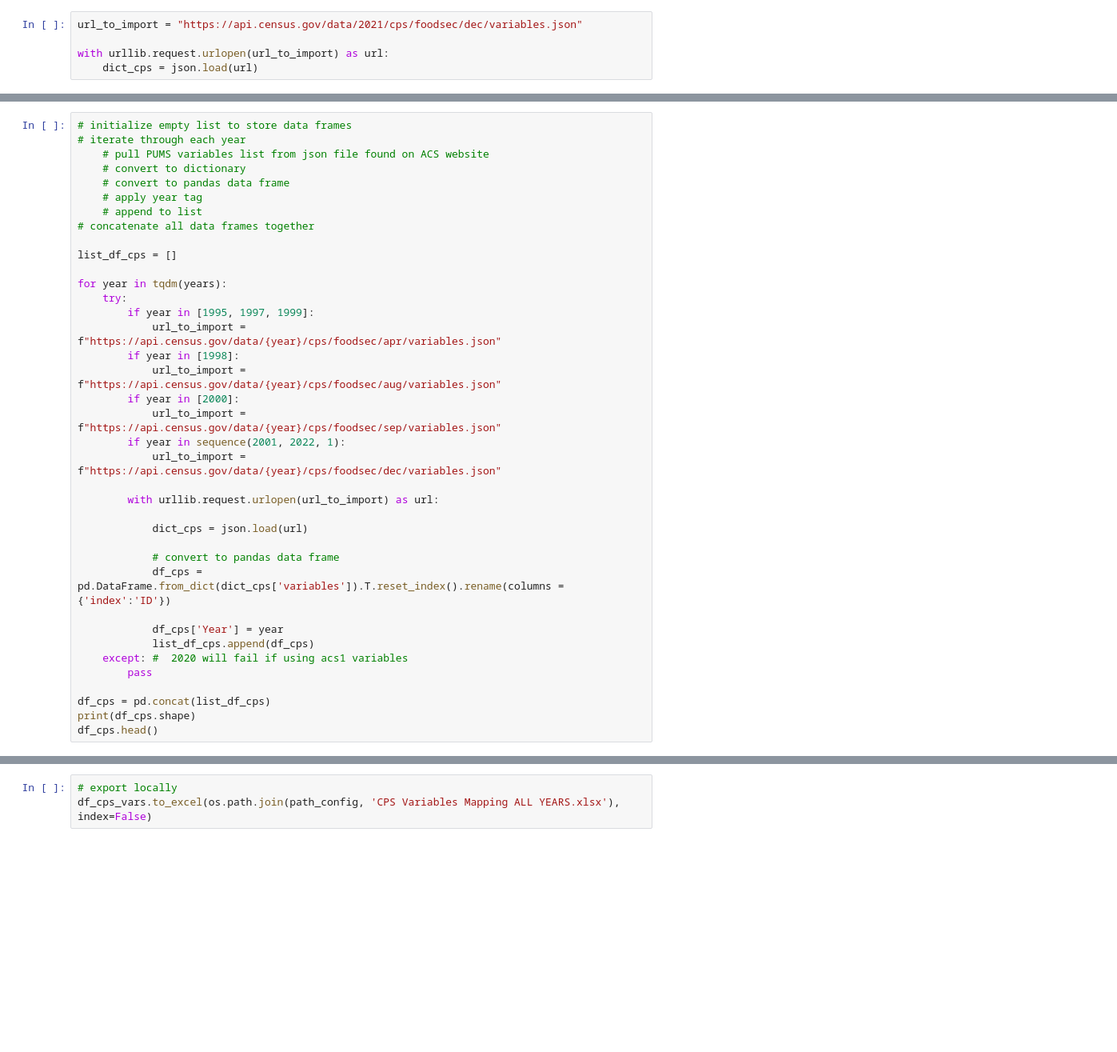
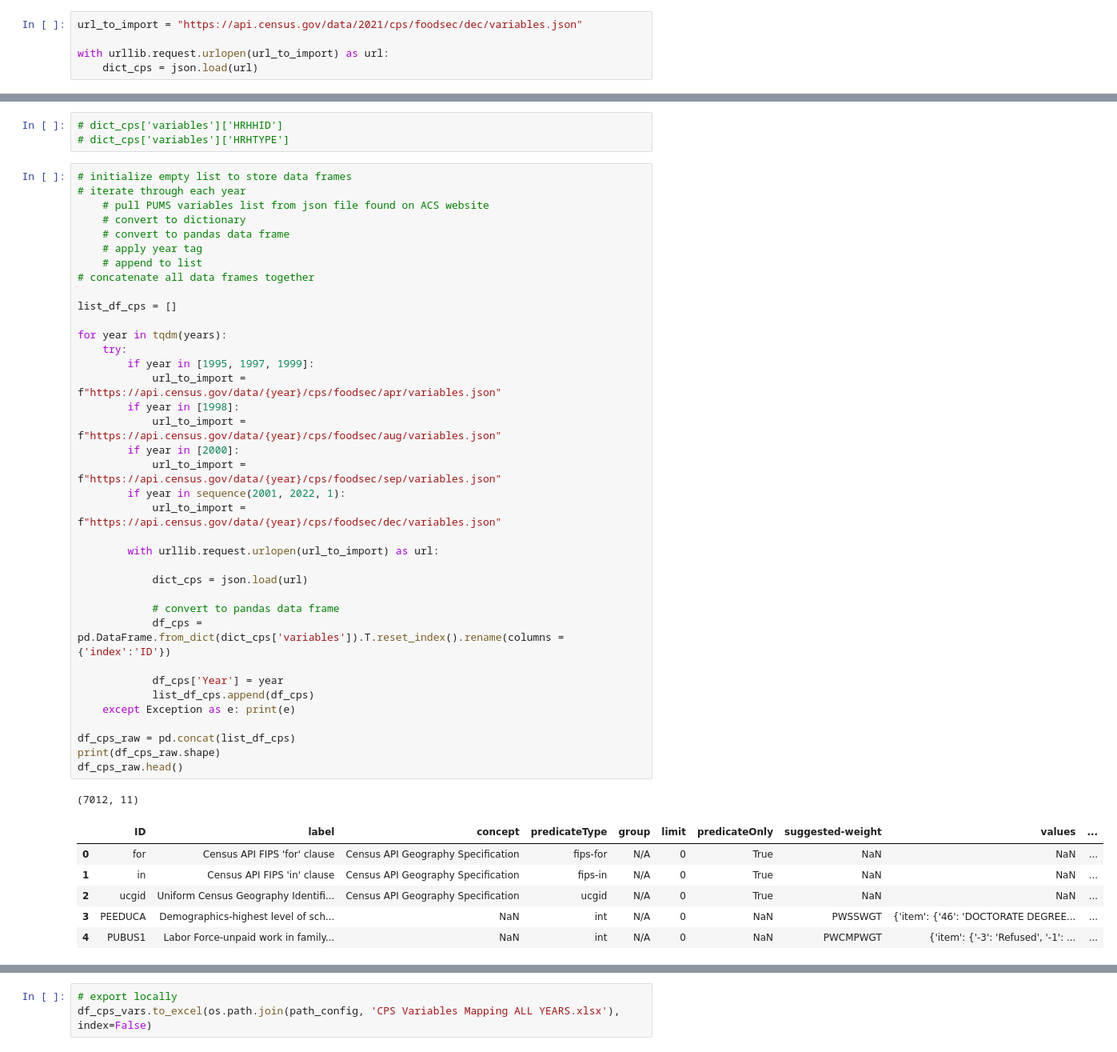
Before and after one commit to SACOG/Regional-Monitoring, a Jupyter notebook: Indicator_Gen/Python Code/Census/Step 00 - Preparing/Step 00 - Prepare CPS Variable Mapping Table.ipynb, the cells around one changed output, grey strips where cells are left out. Shown at 80% size. Drawn from its saved outputs; the diff is of its cells as text; blank space fills up the shorter version.

```diff
--- a/Indicator_Gen/Python Code/Census/Step 00 - Preparing/Step 00 - Prepare CPS Variable Mapping Table.ipynb
+++ b/Indicator_Gen/Python Code/Census/Step 00 - Preparing/Step 00 - Prepare CPS Variable Mapping Table.ipynb
@@ -39,38 +41,48 @@ years
+# %%
+# dict_cps['variables']['HRHHID']
+# dict_cps['variables']['HRHTYPE']
 # %%
 # initialize empty list to store data frames
 # iterate through each year
     # pull PUMS variables list from json file found on ACS website
     # convert to dictionary
     # convert to pandas data frame
     # apply year tag
     # append to list
 # concatenate all data frames together
 
 list_df_cps = []
 
 for year in tqdm(years):
     try:
         if year in [1995, 1997, 1999]:
             url_to_import = f"https://api.census.gov/data/{year}/cps/foodsec/apr/variables.json"
         if year in [1998]:
             url_to_import = f"https://api.census.gov/data/{year}/cps/foodsec/aug/variables.json"
         if year in [2000]:
             url_to_import = f"https://api.census.gov/data/{year}/cps/foodsec/sep/variables.json"
         if year in sequence(2001, 2022, 1):
             url_to_import = f"https://api.census.gov/data/{year}/cps/foodsec/dec/variables.json"
 
         with urllib.request.urlopen(url_to_import) as url:
 
             dict_cps = json.load(url)
 
             # convert to pandas data frame
             df_cps = pd.DataFrame.from_dict(dict_cps['variables']).T.reset_index().rename(columns = {'index':'ID'})
 
             df_cps['Year'] = year
             list_df_cps.append(df_cps)
-    except: #  2020 will fail if using acs1 variables
-        pass
+    except Exception as e: print(e)
 
-df_cps = pd.concat(list_df_cps)
-print(df_cps.shape)
-df_cps.head()
+df_cps_raw = pd.concat(list_df_cps)
+print(df_cps_raw.shape)
+df_cps_raw.head()
+# %% [output]
+(7012, 11)
+|  | ID | label | concept | predicateType | group | limit | predicateOnly | suggested-weight | values | ... |
+| 0 | for | Census API FIPS 'for' clause | Census API Geography Specification | fips-for | N/A | 0 | True | NaN | NaN | ... |
+| 1 | in | Census API FIPS 'in' clause | Census API Geography Specification | fips-in | N/A | 0 | True | NaN | NaN | ... |
+| 2 | ucgid | Uniform Census Geography Identifi... | Census API Geography Specification | ucgid | N/A | 0 | True | NaN | NaN | ... |
+| 3 | PEEDUCA | Demographics-highest level of sch... | NaN | int | N/A | 0 | NaN | PWSSWGT | {'item': {'46': 'DOCTORATE DEGREE... | ... |
+| 4 | PUBUS1 | Labor Force-unpaid work in family... | NaN | int | N/A | 0 | NaN | PWCMPWGT | {'item': {'-3': 'Refused', '-1': ... | ... |
```
Also changed, not shown: parts of 8 cells of this notebook, 14 other files.
